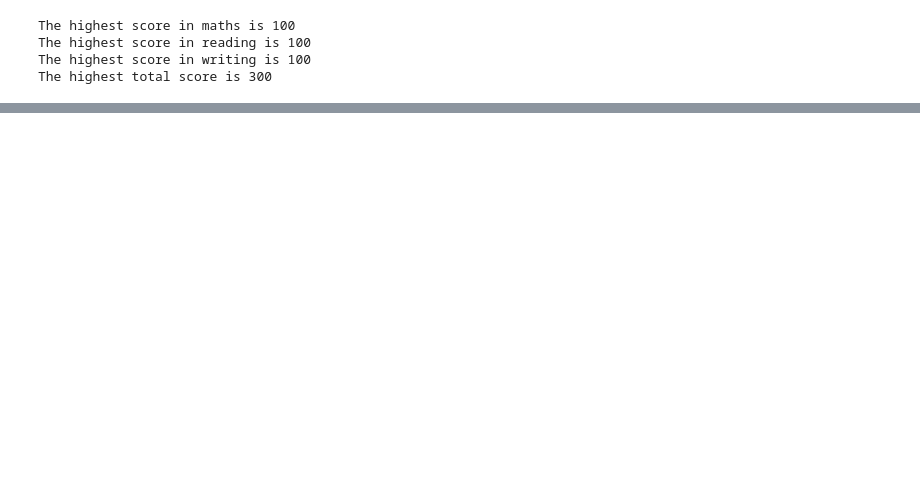
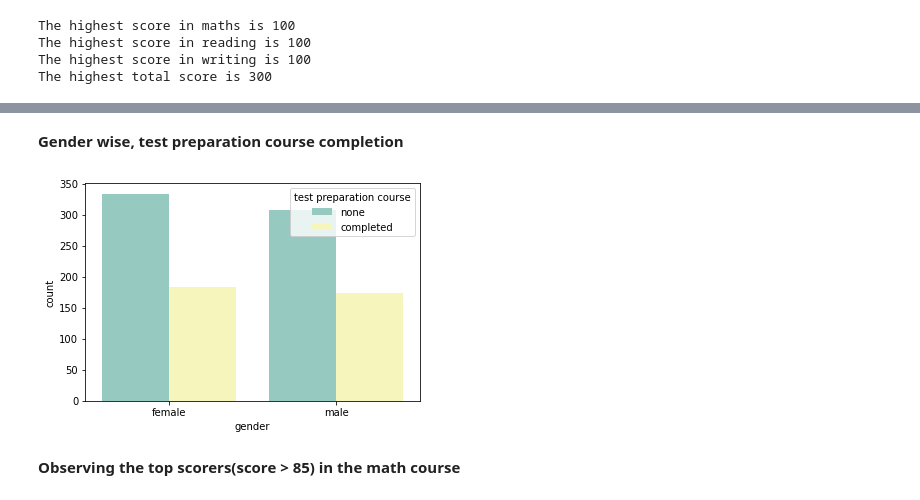
Before and after one commit to rusheel98/EDA-on-students-performance-in-exams-dataset, a Jupyter notebook: student-performance-in-exams.ipynb, the cells around one changed output, grey strips where cells are left out. Cells and saved outputs as stored; diff of their text form; code cells hidden in the pictures; blank space fills up the shorter version.

```diff
--- a/student-performance-in-exams.ipynb
+++ b/student-performance-in-exams.ipynb
@@ -63,0 +134,8 @@ print('The average score in total is {}'.format(np.mean(df['total score'])))
+# %% [markdown]
+**Gender wise, test preparation course completion**
+# %%
+ax = sns.countplot(x='gender', data = df, hue = 'test preparation course', palette="Set3")
+# %% [output]
+[figure, added]
+# %% [markdown]
+**Observing the top scorers(score > 85) in the math course**
```
Also changed, not shown: parts of 9 cells of this notebook.
